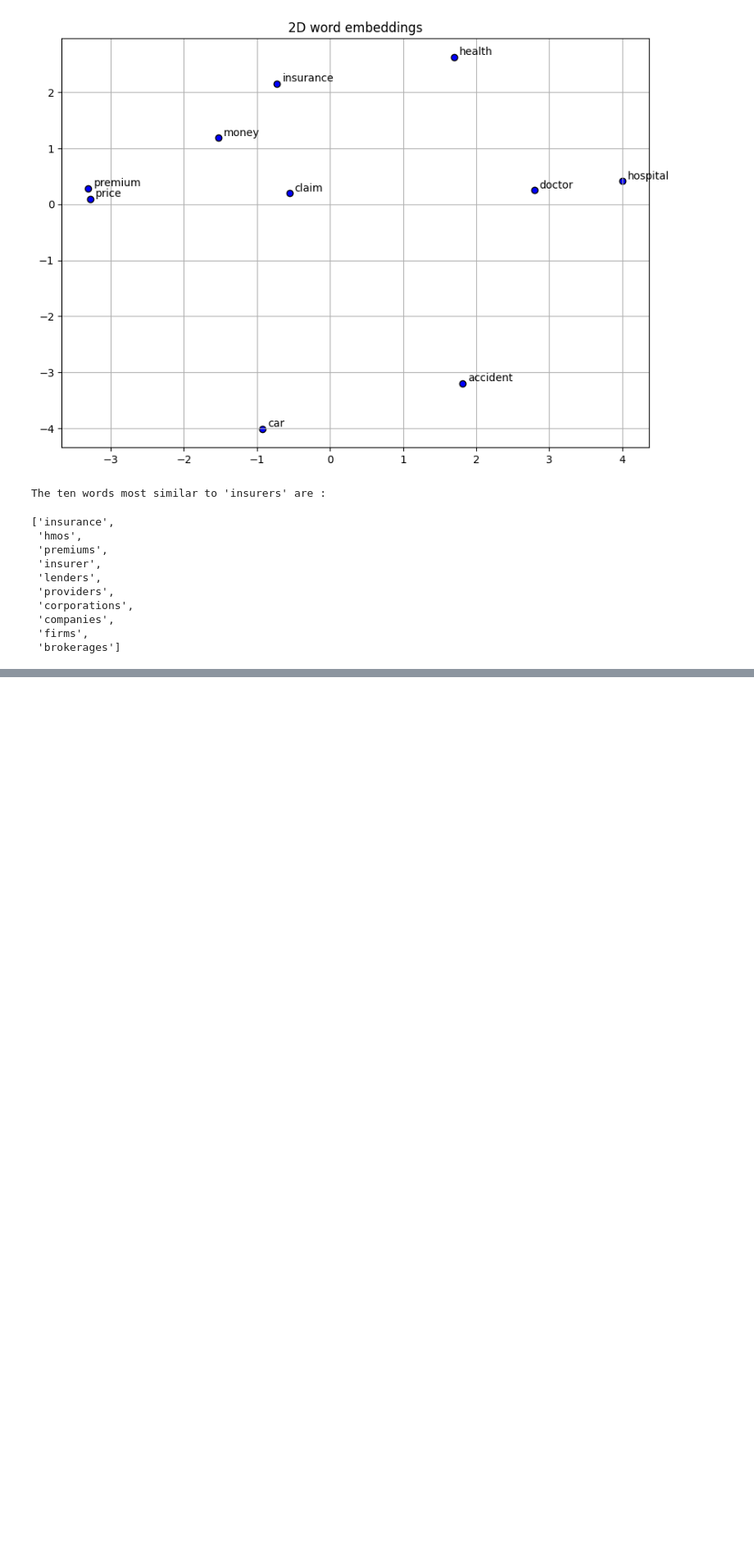
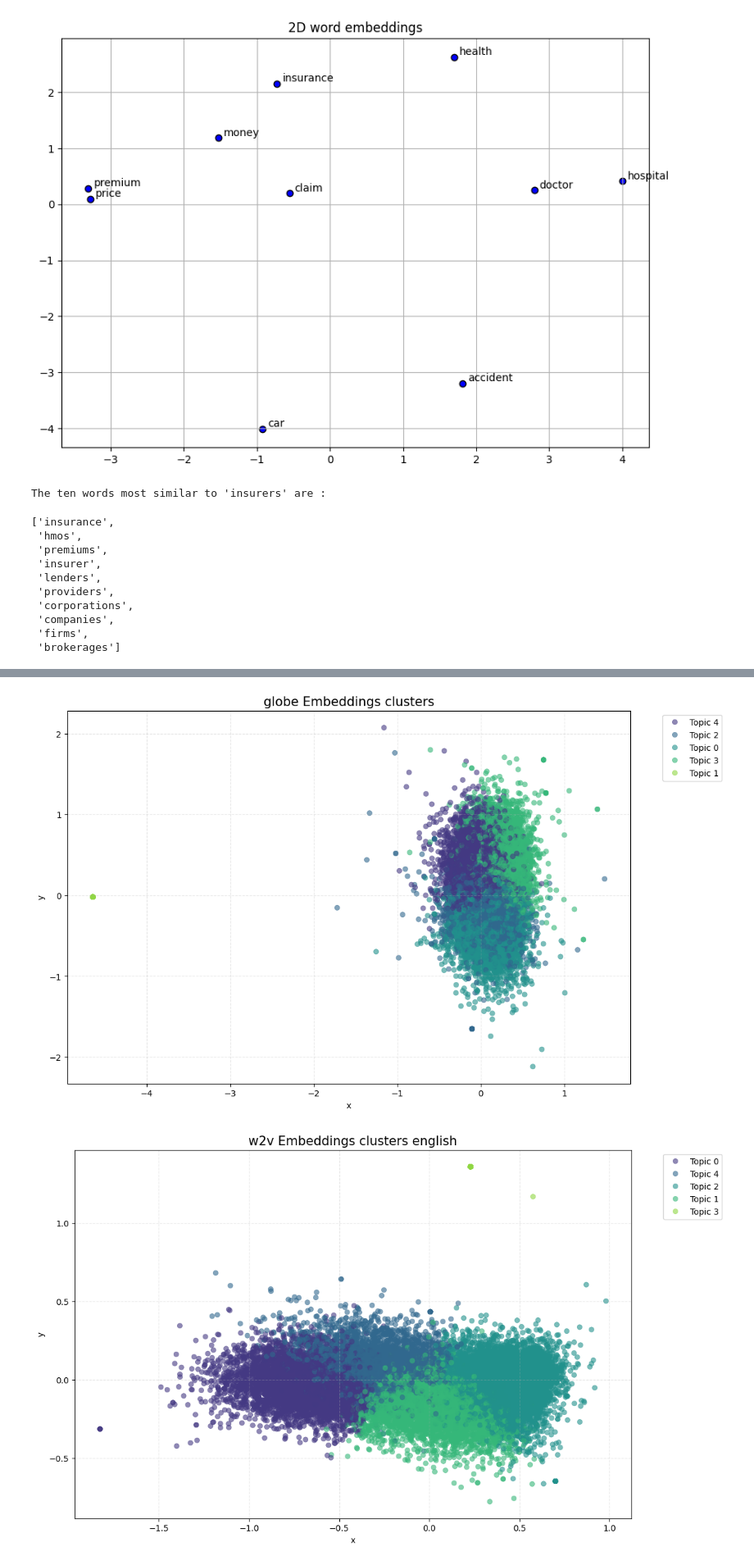
Before and after one commit to Loro67/insurance-reviews-nlp-analysis, a Jupyter notebook: notebooks/notebook_step2.ipynb, the cells around one changed output, grey strips where cells are left out. Shown at 82% size. Cells and saved outputs as stored; diff of their text form; code cells hidden in the pictures; blank space fills up the shorter version.

Commit message:
add K_mean cluster and added tensorboard for embeddings visualisations(does not works yet)

```diff
--- a/notebooks/notebook_step2.ipynb
+++ b/notebooks/notebook_step2.ipynb
@@ -501,0 +838,40 @@ The ten words most similar to 'insurers' are :
+# %%
+def plot_clusters_2d(vectors, cluster_labels, name: str = "Visualisation K-mean cluster",
+                     title: str ="Embeddings clusters"):
+
+    pca = PCA(n_components=2)
+    coords = pca.fit_transform(vectors)
+
+    df_plot = pd.DataFrame({
+        'x': coords[:, 0],
+        'y': coords[:, 1],
+        'Topic': [f"Topic {label}" for label in cluster_labels]
+    })
+
+
+    plt.figure(figsize=(12, 8))
+    sns.scatterplot(
+        data=df_plot,
+        x='x', y='y',
+        hue='Topic',
+        palette='viridis',
+        alpha=0.6,
+        edgecolor=None
+    )
+
+    plt.title(title, fontsize=15)
+    plt.legend(bbox_to_anchor=(1.05, 1), loc='upper left')
+    plt.grid(True, linestyle='--', alpha=0.3)
+
+    plt.savefig(VISU_PATH / f"{name}.png", bbox_inches="tight")
+    plt.show()
+# %%
+plot_clusters_2d(clean_vectors_globe, clusters_1,
+                 "K_mean_globe_clusters","globe Embeddings clusters")
+plot_clusters_2d(clean_vectors_w2v_en, clusters_2,
+                 "K_mean_w2v_clusters_en","w2v Embeddings clusters english")
+plot_clusters_2d(clean_vectors_w2v_fr, clusters_3,
+                 "K_mean_w2v_clusters_fr","w2v Embeddings clusters french")
+# %% [output]
+[figure, added]
+[figure, added]
```
Also changed, not shown: parts of 30 cells of this notebook, 5 other files.
